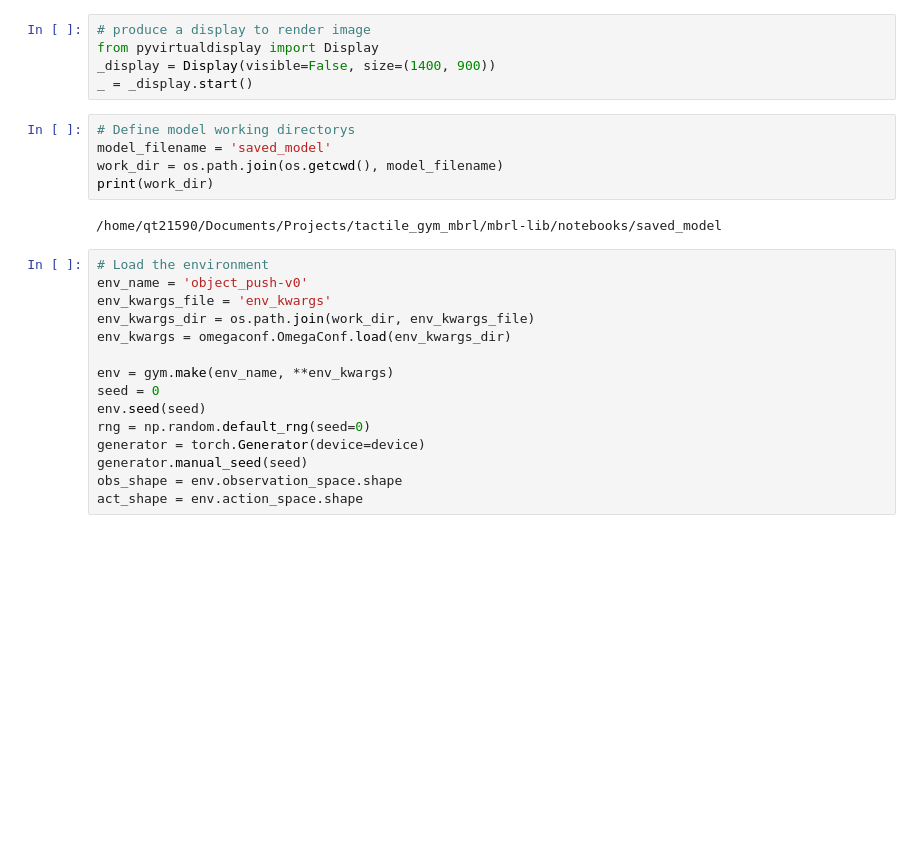
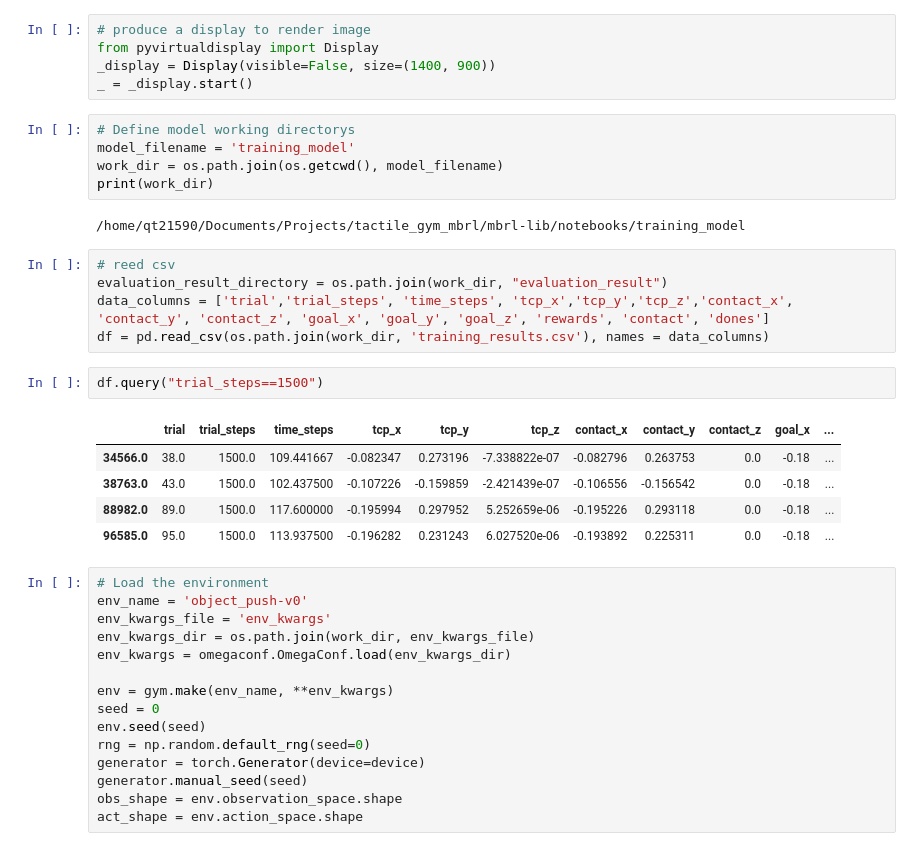
Before and after one commit to maxyang27896/mbrl-lib, a Jupyter notebook: notebooks/object_pushing_evaluation.ipynb, the cells around one changed output. Saved outputs shown, nothing was run; the diff lists cells and outputs as text; blank space fills up the shorter version.

```diff
--- a/notebooks/object_pushing_evaluation.ipynb
+++ b/notebooks/object_pushing_evaluation.ipynb
@@ -37,11 +37,24 @@ _display = Display(visible=False, size=(1400, 900))
 _ = _display.start()
 # %%
 # Define model working directorys
-model_filename = 'saved_model'
+model_filename = 'training_model'
 work_dir = os.path.join(os.getcwd(), model_filename)
 print(work_dir)
 # %% [output]
-/home/qt21590/Documents/Projects/tactile_gym_mbrl/mbrl-lib/notebooks/saved_model
+/home/qt21590/Documents/Projects/tactile_gym_mbrl/mbrl-lib/notebooks/training_model
+# %%
+# reed csv
+evaluation_result_directory = os.path.join(work_dir, "evaluation_result")
+data_columns = ['trial','trial_steps', 'time_steps', 'tcp_x','tcp_y','tcp_z','contact_x', 'contact_y', 'contact_z', 'goal_x', 'goal_y', 'goal_z', 'rewards', 'contact', 'dones']
+df = pd.read_csv(os.path.join(work_dir, 'training_results.csv'), names = data_columns)
+# %%
+df.query("trial_steps==1500")
+# %% [output]
+|  | trial | trial_steps | time_steps | tcp_x | tcp_y | tcp_z | contact_x | contact_y | contact_z | goal_x | ... |
+| 34566.0 | 38.0 | 1500.0 | 109.441667 | -0.082347 | 0.273196 | -7.338822e-07 | -0.082796 | 0.263753 | 0.0 | -0.18 | ... |
+| 38763.0 | 43.0 | 1500.0 | 102.437500 | -0.107226 | -0.159859 | -2.421439e-07 | -0.106556 | -0.156542 | 0.0 | -0.18 | ... |
+| 88982.0 | 89.0 | 1500.0 | 117.600000 | -0.195994 | 0.297952 | 5.252659e-06 | -0.195226 | 0.293118 | 0.0 | -0.18 | ... |
+| 96585.0 | 95.0 | 1500.0 | 113.937500 | -0.196282 | 0.231243 | 6.027520e-06 | -0.193892 | 0.225311 | 0.0 | -0.18 | ... |
 # %%
 # Load the environment
 env_name = 'object_push-v0'
```
Also changed, not shown: parts of 3 cells of this notebook, 8 other files.
